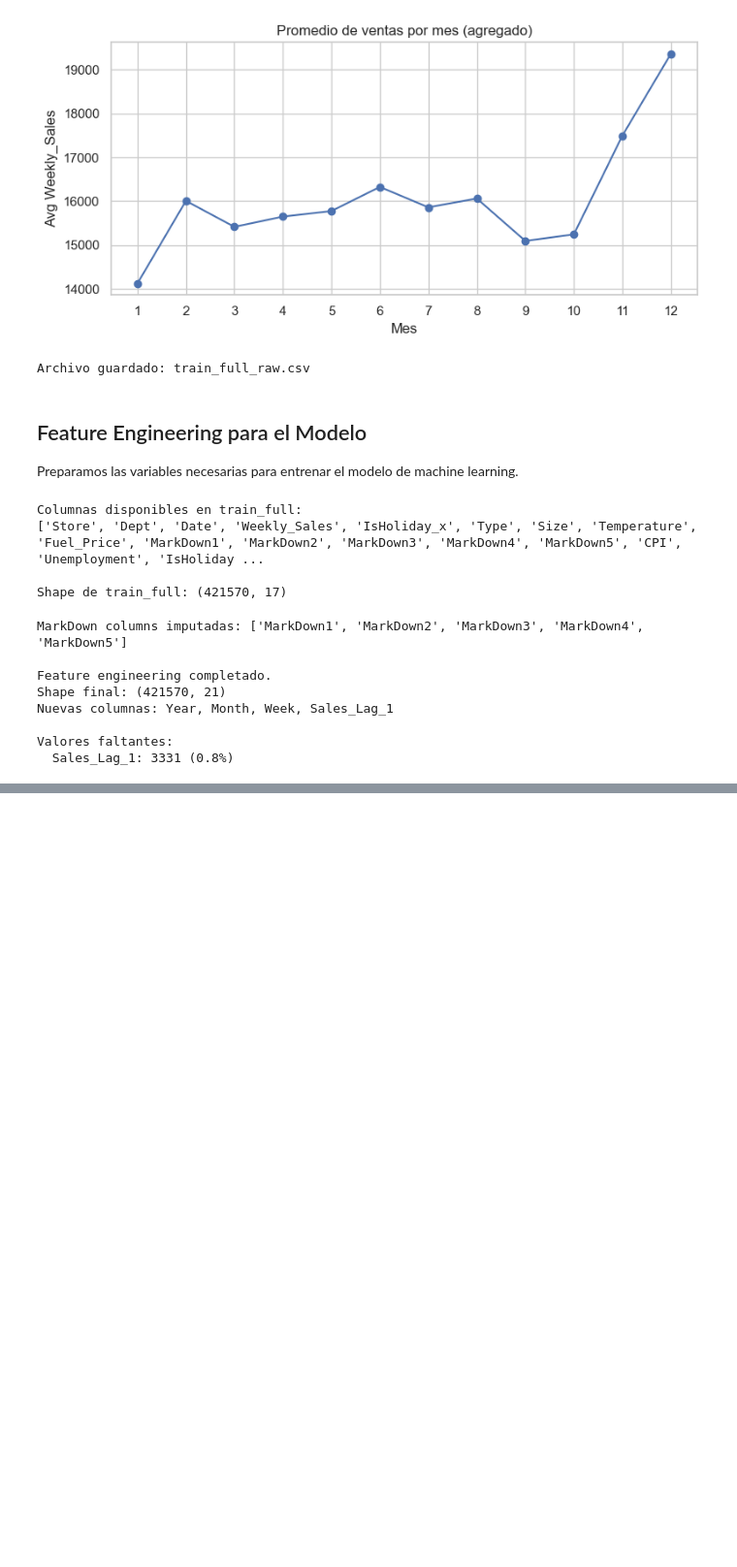
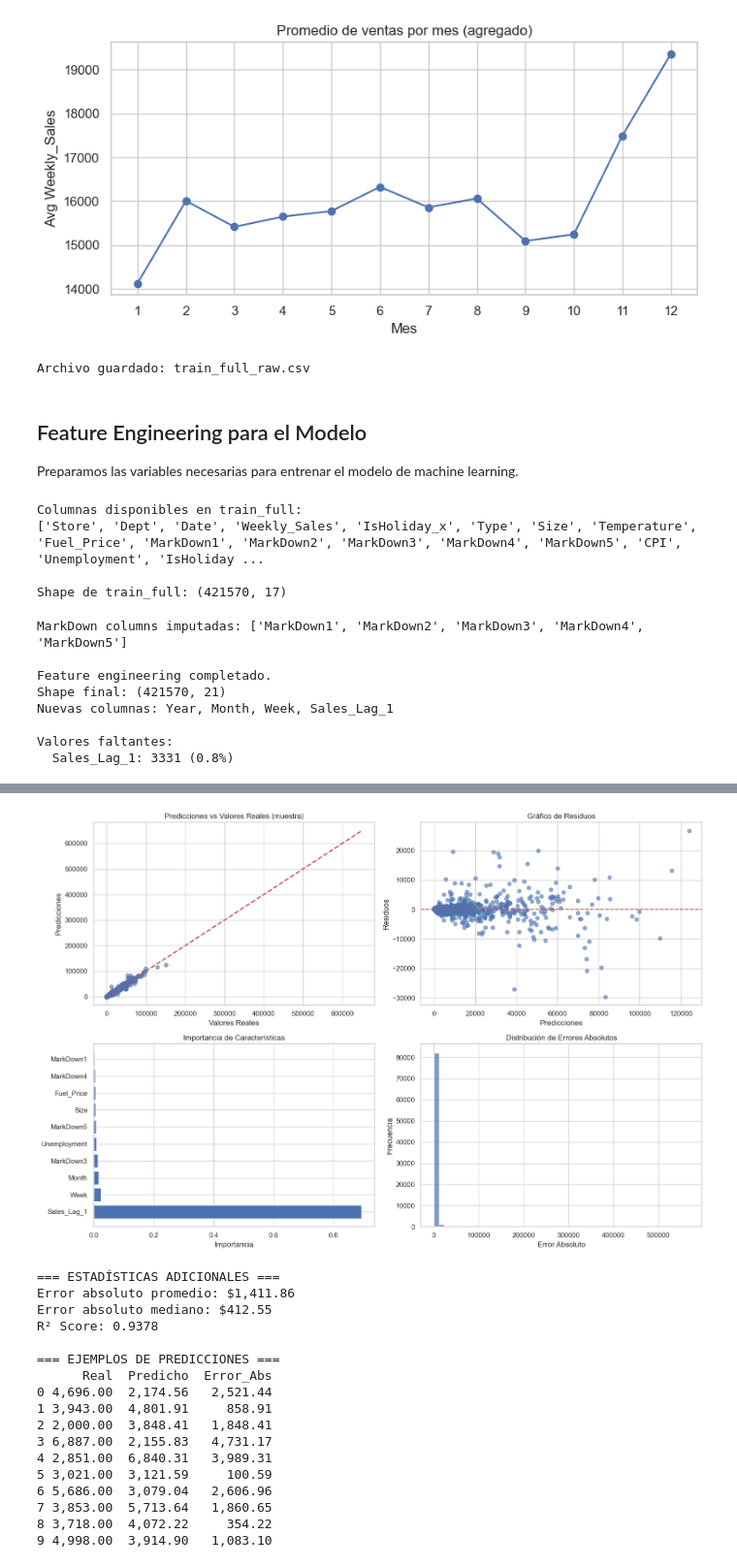
Before and after one commit to XaviAlvarado18/Lab01-MLOps, a Jupyter notebook: main.ipynb, the cells around one changed output, grey strips where cells are left out. Shown at 97% size. Saved outputs shown, nothing was run; the diff lists cells and outputs as text; code cells hidden in the pictures; blank space fills up the shorter version.

Commit message:
[feat]: model

```diff
--- a/main.ipynb
+++ b/main.ipynb
@@ -310,0 +467,75 @@ Valores faltantes:
+# %%
+# VISUALIZACIÓN DE RESULTADOS
+fig, axes = plt.subplots(2, 2, figsize=(15, 10))
+
+# 1. Predicciones vs Valores Reales (muestra)
+sample_size = min(1000, len(y_test))
+sample_idx = np.random.choice(len(y_test), sample_size, replace=False)
+
+axes[0,0].scatter(y_test.iloc[sample_idx], y_pred_test[sample_idx], alpha=0.6)
+axes[0,0].plot([y_test.min(), y_test.max()], [y_test.min(), y_test.max()], 'r--', lw=2)
+axes[0,0].set_xlabel('Valores Reales')
+axes[0,0].set_ylabel('Predicciones')
+axes[0,0].set_title('Predicciones vs Valores Reales (muestra)')
+
+# 2. Residuos
+residuals = y_test.iloc[sample_idx] - y_pred_test[sample_idx]
+axes[0,1].scatter(y_pred_test[sample_idx], residuals, alpha=0.6)
+axes[0,1].axhline(y=0, color='r', linestyle='--')
+axes[0,1].set_xlabel('Predicciones')
+axes[0,1].set_ylabel('Residuos')
+axes[0,1].set_title('Gráfico de Residuos')
+
+# 3. Importancia de características
+if len(feature_importance) <= 10:
+    plot_features = feature_importance
+else:
+    plot_features = feature_importance.head(10)
+
+axes[1,0].barh(plot_features['feature'], plot_features['importance'])
+axes[1,0].set_xlabel('Importancia')
+axes[1,0].set_title('Importancia de Características')
+
+# 4. Distribución de errores
+errors = np.abs(y_test - y_pred_test)
+axes[1,1].hist(errors, bins=50, alpha=0.7)
+axes[1,1].set_xlabel('Error Absoluto')
+axes[1,1].set_ylabel('Frecuencia')
+axes[1,1].set_title('Distribución de Errores Absolutos')
+
+plt.tight_layout()
+plt.show()
+
+# Estadísticas adicionales
+print(f"\n=== ESTADÍSTICAS ADICIONALES ===")
+print(f"Error absoluto promedio: ${np.mean(errors):,.2f}")
+print(f"Error absoluto mediano: ${np.median(errors):,.2f}")
+print(f"R² Score: {model.score(X_test_scaled, y_test):.4f}")
+
+# Mostrar algunas predicciones
+print(f"\n=== EJEMPLOS DE PREDICCIONES ===")
+comparison = pd.DataFrame({
+    'Real': y_test.iloc[:10].values,
+    'Predicho': y_pred_test[:10],
+    'Error_Abs': np.abs(y_test.iloc[:10].values - y_pred_test[:10])
+})
+print(comparison.round(2))
+# %% [output]
+[figure, added]
+=== ESTADÍSTICAS ADICIONALES ===
+Error absoluto promedio: $1,411.86
+Error absoluto mediano: $412.55
+R² Score: 0.9378
+
+=== EJEMPLOS DE PREDICCIONES ===
+      Real  Predicho  Error_Abs
+0 4,696.00  2,174.56   2,521.44
+1 3,943.00  4,801.91     858.91
+2 2,000.00  3,848.41   1,848.41
+3 6,887.00  2,155.83   4,731.17
+4 2,851.00  6,840.31   3,989.31
+5 3,021.00  3,121.59     100.59
+6 5,686.00  3,079.04   2,606.96
+7 3,853.00  5,713.64   1,860.65
+8 3,718.00  4,072.22     354.22
+9 4,998.00  3,914.90   1,083.10
```
Also changed, not shown: parts of 3 cells of this notebook.
